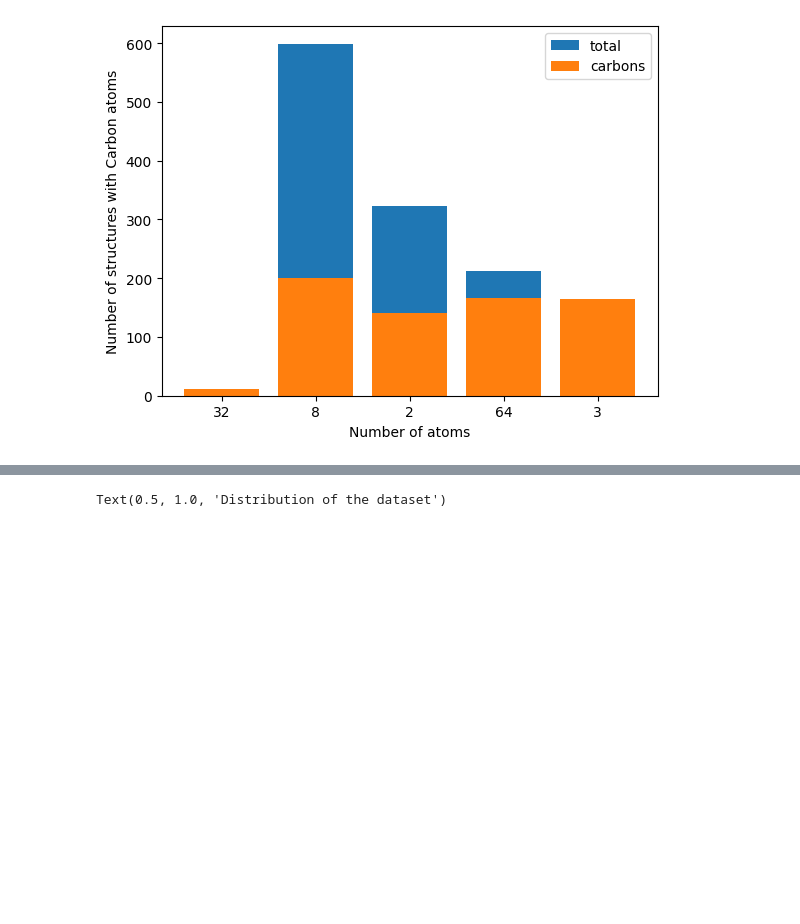
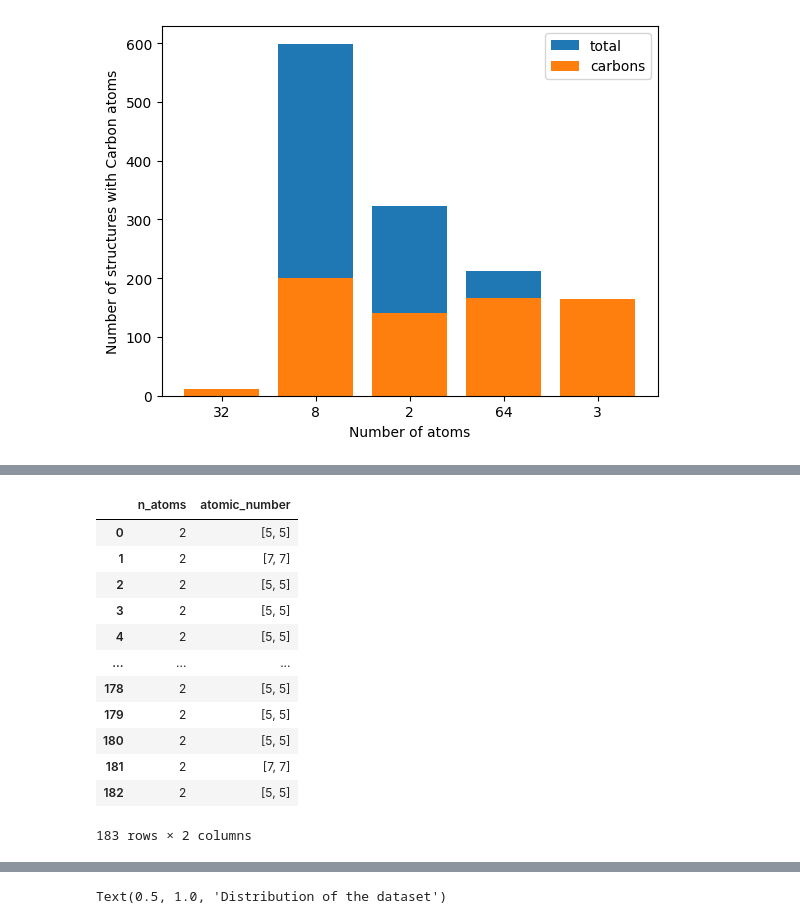
Before and after one commit to alapena/graph2mat4abn, a Jupyter notebook: exploratory_data_analysis/eda.ipynb, the cells around one changed output, grey strips where cells are left out. Drawn from its saved outputs; the diff is of its cells as text; code cells hidden in the pictures; blank space fills up the shorter version.

```diff
--- a/exploratory_data_analysis/eda.ipynb
+++ b/exploratory_data_analysis/eda.ipynb
@@ -186,3 +186,19 @@ plt.legend()
+# %%
+df_nocarbon
+# %% [output]
+|  | n_atoms | atomic_number |
+| 0 | 2 | [5, 5] |
+| 1 | 2 | [7, 7] |
+| 2 | 2 | [5, 5] |
+| 3 | 2 | [5, 5] |
+| 4 | 2 | [5, 5] |
+| ... | ... | ... |
+| 178 | 2 | [5, 5] |
+| 179 | 2 | [5, 5] |
+| 180 | 2 | [5, 5] |
+| 181 | 2 | [7, 7] |
+| 182 | 2 | [5, 5] |
+183 rows × 2 columns
 # %%
 totals
 # %% [output]
```
Also changed, not shown: parts of 4 cells of this notebook, 6 other files.
